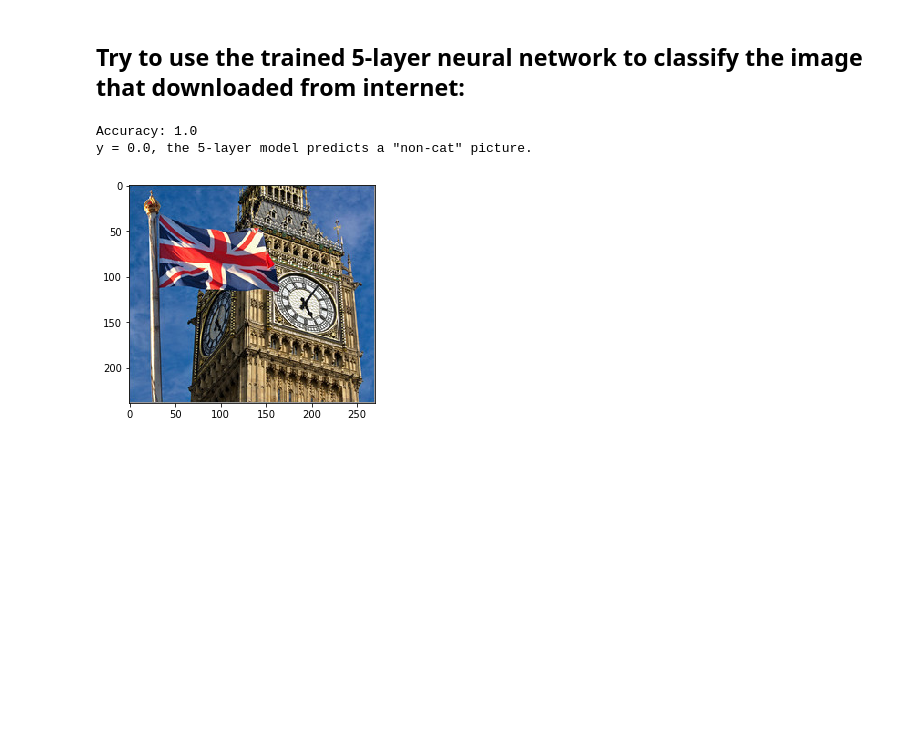
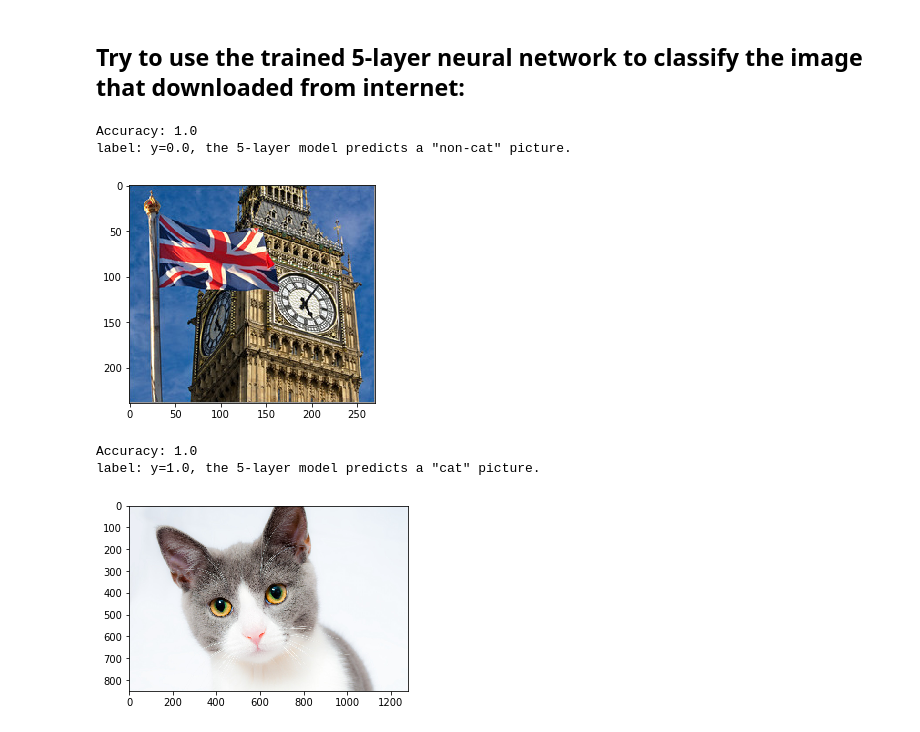
Before and after one commit to ShanGaoLUMC/Img_Classification_NN_Numpy, a Jupyter notebook: CatvsNonCatImageClassificationUsingDeepNeuralNetwork.ipynb, the cells around one changed output. Drawn from its saved outputs; the diff is of its cells as text; code cells hidden in the pictures; blank space fills up the shorter version.

Commit message:
adding test on new image

```diff
--- a/CatvsNonCatImageClassificationUsingDeepNeuralNetwork.ipynb
+++ b/CatvsNonCatImageClassificationUsingDeepNeuralNetwork.ipynb
@@ -750,8 +750,23 @@ my_image = scipy.misc.imresize(image, size=(num_px,num_px)).reshape((num_px*num_
 my_predicted_image = predict(my_image, my_label_y, parameters)
 
 plt.imshow(image)
-print ("y = " + str(np.squeeze(my_predicted_image)) + ", the 5-layer model predicts a \"" + classes[int(np.squeeze(my_predicted_image)),].decode("utf-8") +  "\" picture.")
+print ("label: y=" + str(np.squeeze(my_predicted_image)) + ", the 5-layer model predicts a \"" + classes[int(np.squeeze(my_predicted_image)),].decode("utf-8") +  "\" picture.")
 # %% [output]
 Accuracy: 1.0
-y = 0.0, the 5-layer model predicts a "non-cat" picture.
+label: y=0.0, the 5-layer model predicts a "non-cat" picture.
 [figure]
+# %%
+my_image = "cat.jpeg"
+my_label_y = [1] # the true label of my image (1 -> cat, 0 -> non-cat)
+
+fname = "images/" + my_image
+image = np.array(ndimage.imread(fname, flatten=False))
+my_image = scipy.misc.imresize(image, size=(num_px,num_px)).reshape((num_px*num_px*3,1))
+my_predicted_image = predict(my_image, my_label_y, parameters)
+
+plt.imshow(image)
+print ("label: y=" + str(np.squeeze(my_predicted_image)) + ", the 5-layer model predicts a \"" + classes[int(np.squeeze(my_predicted_image)),].decode("utf-8") +  "\" picture.")
+# %% [output]
+Accuracy: 1.0
+label: y=1.0, the 5-layer model predicts a "cat" picture.
+[figure, added]
```
